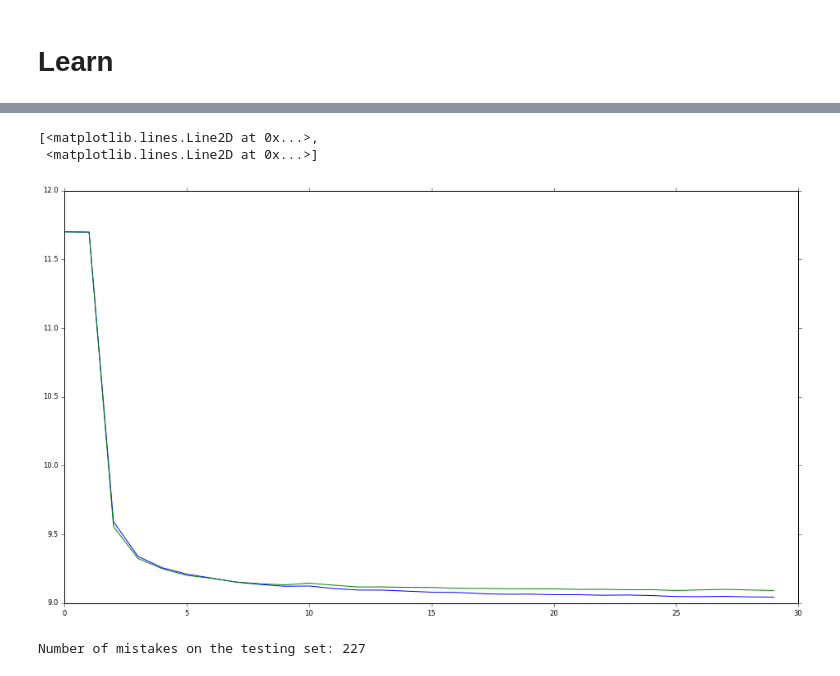
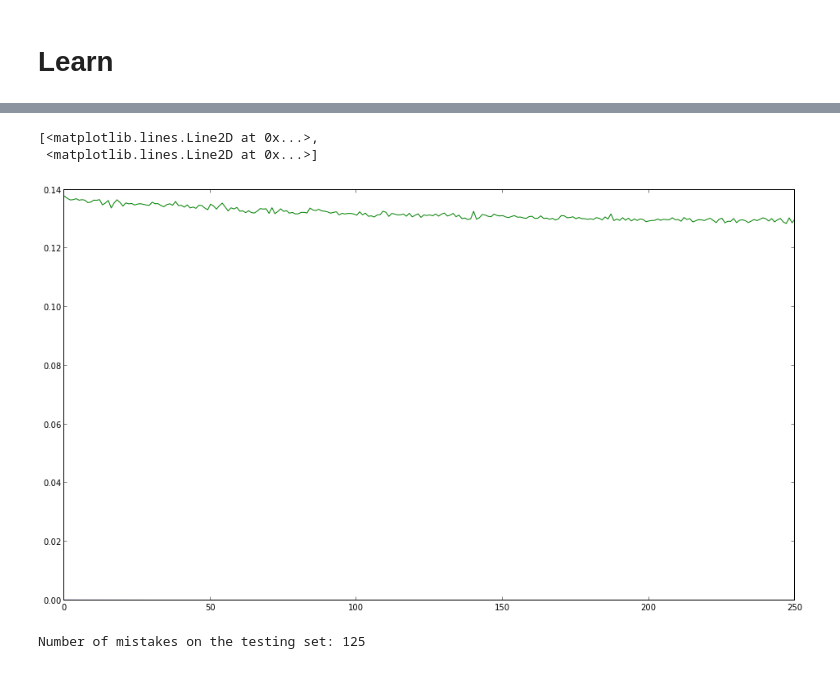
Before and after one commit to breze-no-salt/breze, a Jupyter notebook: notebooks/FastDropout on MNIST.ipynb, the cells around one changed output, grey strips where cells are left out. Saved outputs shown, nothing was run; the diff lists cells and outputs as text; code cells hidden in the pictures.

```diff
--- a/notebooks/FastDropout on MNIST.ipynb
+++ b/notebooks/FastDropout on MNIST.ipynb
@@ -39,15 +44,17 @@ VZ = one_hot(VZ, 10)
 TZ = one_hot(TZ, 10)
 
 image_dims = 28, 28
+
+X, Z, VX, VZ, TX, TZ = [breze.learn.base.cast_array_to_local_type(i) for i in (X, Z, VX, VZ, TX, TZ)]
 # %% [markdown]
 Define Model
 ============
 # %%
-max_passes = 30
+max_passes = 300
 batch_size = 250
 max_iter = max_passes * X.shape[0] / batch_size
 n_report = X.shape[0] / batch_size
-loss = 'nce' # One of: nce, expected_squared_hinge_1, expected_hinge_1
+loss = 'expected_squared_hinge_1' # One of: nces, expected_squared_hinge_1, expected_hinge_1
 
 stop = climin.stops.after_n_iterations(max_iter)
 pause = climin.stops.modulo_n_iterations(n_report)
@@ -58,8 +65,9 @@ optimizer = 'rmsprop', {'steprate': 0.0001, 'momentum': 0.95, 'decay': 0.9, 'ste
 #optimizer = 'gd', {'steprate': 1e-2, 'momentum': climin.schedule.sutskever_blend(0.995, 10), 'momentum_type': 'nesterov'}
 
 m = FastDropoutNetwork(784, [800, 800], 10,
-                       hidden_transfers=['sigmoid', 'sigmoid'], out_transfer='sampling_softmax',
+                       hidden_transfers=['rectifier', 'rectifier'], out_transfer='identity',
                        loss=loss,
+                       max_length=None,
                        optimizer=optimizer, batch_size=batch_size, max_iter=max_iter,
                        p_dropout_inpt=.2, p_dropout_hidden=.5)
 climin.initialize.randomize_normal(m.parameters.data, 0, 1e-2)
@@ -78,7 +85,7 @@ We can add an SVM like L2 loss to the last layer.
 weight_decay = (m.parameters.hidden_to_out**2).sum()
 weight_decay /= m.exprs['inpt'].shape[0]
 m.exprs['true_loss'] = m.exprs['loss']
-c_wd = 0.1
+c_wd = 0.01
 m.exprs['loss'] = m.exprs['loss'] + c_wd * weight_decay
 # %% [markdown]
 Learn
@@ -100,9 +107,9 @@ for i, info in enumerate(m.powerfit((X, Z), (VX, VZ), stop, pause)):
 
     info.update({
         'time': passed,
-        'train_emp': f_n_wrong(X, Z),
-        'val_emp': f_n_wrong(VX, VZ),
-        'test_emp': f_n_wrong(TX, TZ),
+        'train_emp': ma.scalar(f_n_wrong(X, Z)),
+        'val_emp': ma.scalar(f_n_wrong(VX, VZ)),
+        'test_emp': ma.scalar(f_n_wrong(TX, TZ)),
     })
     row = '%(n_iter)i\t%(time)g\t\t%(loss)g\t%(val_loss)g\t%(train_emp)g\t%(val_emp)g\t%(test_emp)g' % info
     print row
@@ -116,16 +139,16 @@ m.parameters.data[...] = info['best_pars']
 # %%
 fig = plt.figure(figsize=(16, 9))
 ax = fig.add_subplot(111)
-ax.plot(losses)
+ax.plot(losses[50:])
 # %% [output]
 [<matplotlib.lines.Line2D at 0x...>,
  <matplotlib.lines.Line2D at 0x...>]
-[figure, old version]
+[figure, new version]
 # %%
 f_predict = m.function(['inpt'], T.argmax(m.exprs['output_in_mean'], axis=1))
 
-TY = f_predict(TX)
+TY = f_predict(TX).as_numpy_array()
 
-print 'Number of mistakes on the testing set:', (TY != TZ.argmax(axis=1)).sum()
+print 'Number of mistakes on the testing set:', (TY != TZ.as_numpy_array().argmax(axis=1)).sum()
 # %% [output]
-Number of mistakes on the testing set: 227
+Number of mistakes on the testing set: 125
```
Also changed, not shown: parts of 4 cells of this notebook, 4 other files.
